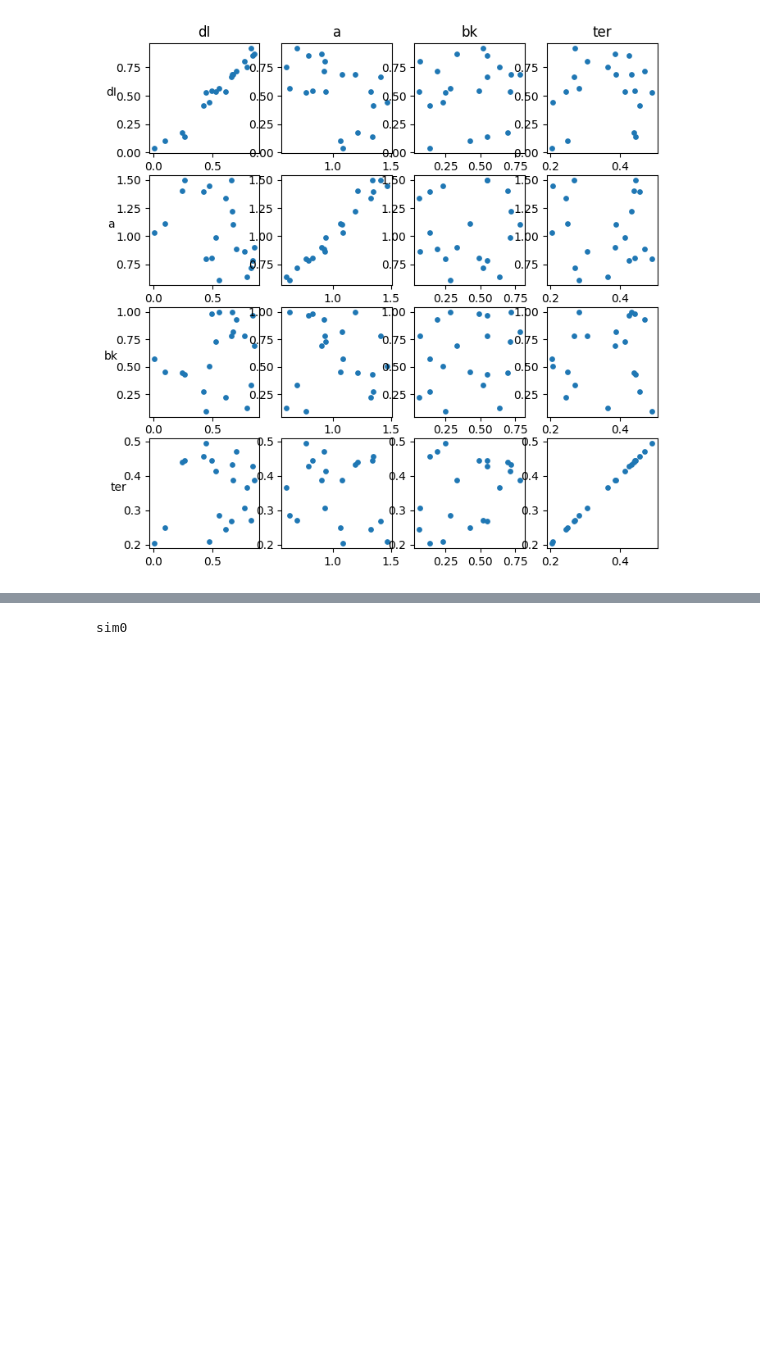
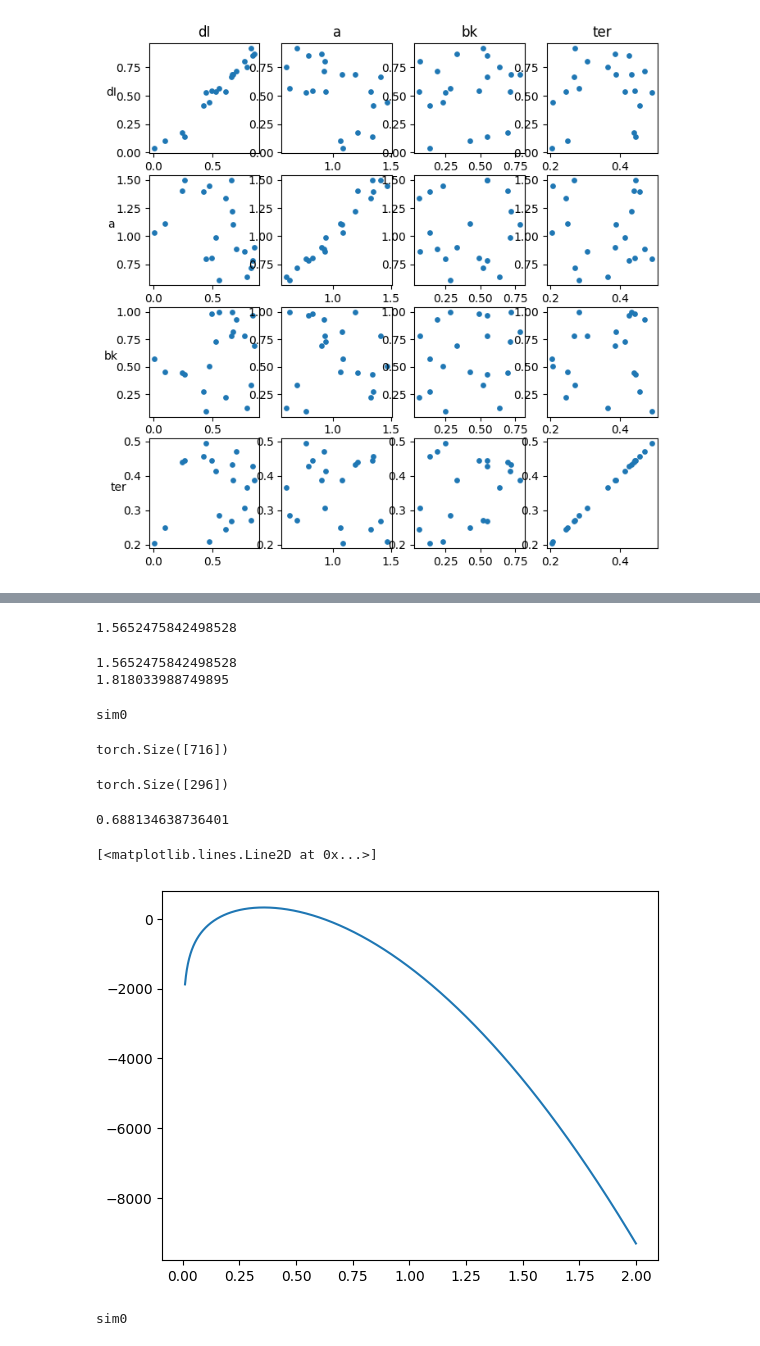
Before and after one commit to Jiashun97/sbi, a Jupyter notebook: LCA4Simp-analytical.ipynb, the cells around one changed output, grey strips where cells are left out. Cells and saved outputs as stored; diff of their text form; code cells hidden in the pictures; blank space fills up the shorter version.

```diff
--- a/LCA4Simp-analytical.ipynb
+++ b/LCA4Simp-analytical.ipynb
@@ -126,3 +88,59 @@ plt.plot(np.arange(0.01,2,0.01),lls)
+# %%
+3.5*np.sqrt(0.2)
+# %% [output]
+1.5652475842498528
+# %%
+# true parameters
+dI = -0.5
+a = 1
+bk = 0.2
+Ter = 0
+
+b_new = np.sqrt(bk)*(a-dI/bk)
+z_new = np.sqrt(bk)*(b_new-dI/bk)#???
+print(b_new)
+print(z_new)
+# %% [output]
+1.5652475842498528
+1.818033988749895
+# %%
+# creat data from OU samples using the true parameters
+num_simulations = 1000
+prior = utils.BoxUniform(low=[0.5, 1, 0.2, 0], high=[0.5, 1, 0.2, 0])
+parameters = prior.sample((num_simulations,))
+x = simul_LCA_full_simp(np.array(parameters))
+rts = x[x[:,1]==0][:,0]
+rts.shape
+# %% [output]
+sim0
+torch.Size([716])
+# %%
+log_numerator.shape
+# %% [output]
+torch.Size([296])
+# %%
+np.log(z_new)
+# %% [output]
+0.688134638736401
+# %%
+# calculate and plot log-likelihood against Z_new
+lls = []
+zs = np.arange(0.01,2,0.001)
+for i in zs:
+    z_new = i
+    rts_new = bk*rts
+
+    inside = -np.exp(-rts_new)*z_new**2/(2*np.sinh(rts_new)) + rts_new/2
+    log_numerator = np.log(z_new) + inside
+    denominator = np.sqrt(2*np.pi*np.sinh(rts_new)**3)
+
+    ll = sum(log_numerator - np.log(denominator))
+    lls.append(ll)
+
+plt.plot(zs,lls)
+# %% [output]
+[<matplotlib.lines.Line2D at 0x...>]
+[figure, added]
 # %%
 def OU_loglikelihood(parameters,rts):
 
```
Also changed, not shown: parts of 7 cells of this notebook.
